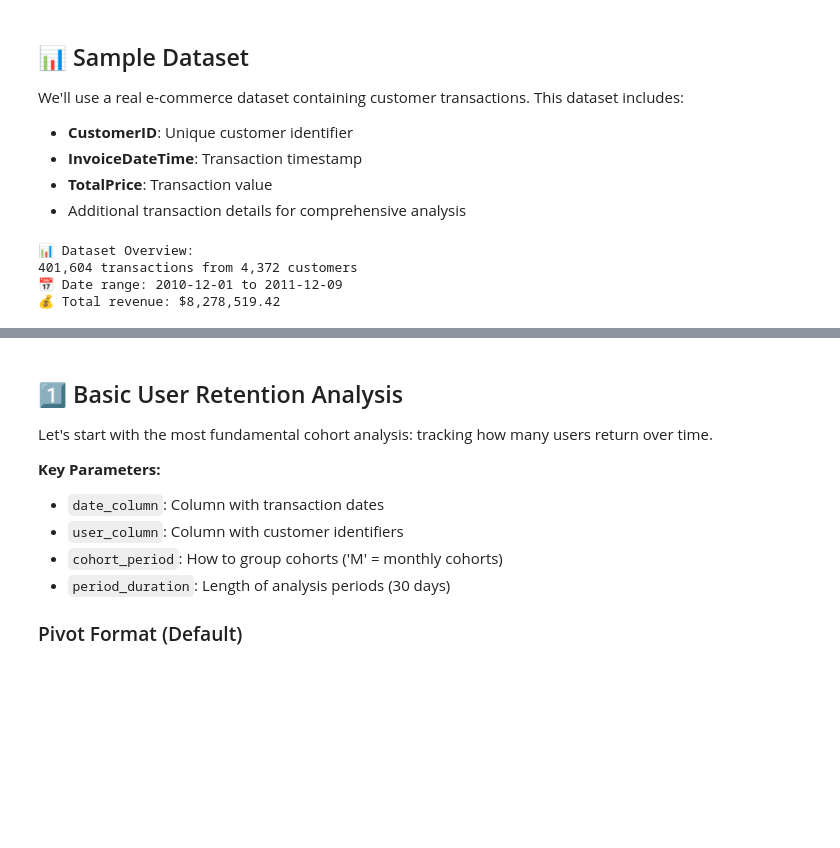
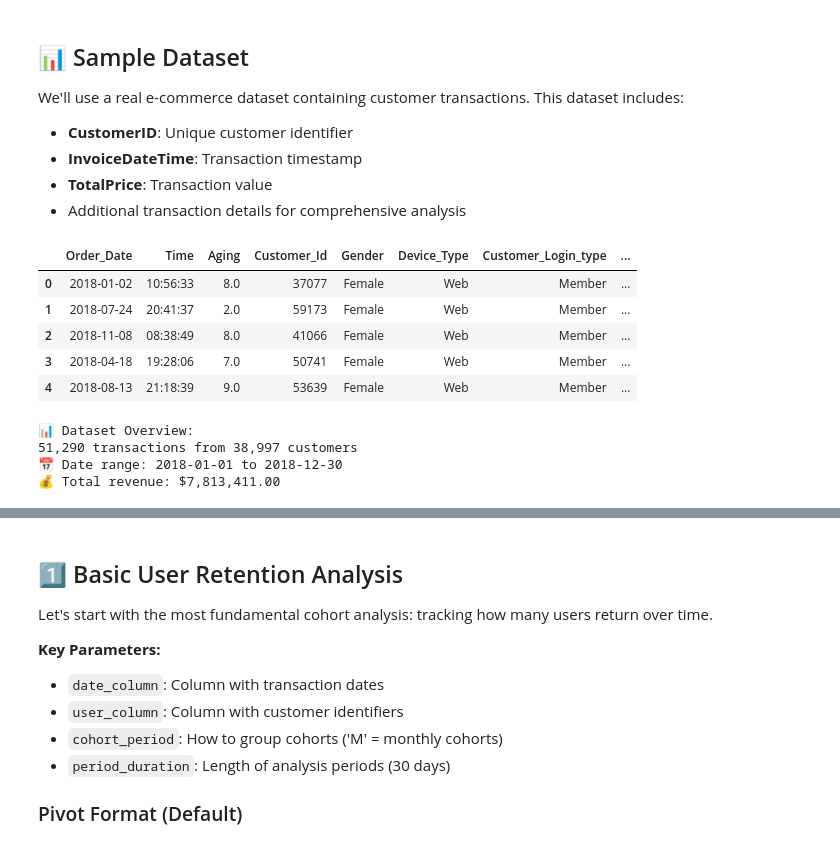
Before and after one commit to krinya/repeatradar, a Jupyter notebook: examples/03_cohort_calculation_demo_2.ipynb, the cells around one changed output, grey strips where cells are left out. Saved outputs shown, nothing was run; the diff lists cells and outputs as text; code cells hidden in the pictures; blank space fills up the shorter version.

```diff
--- a/examples/03_cohort_calculation_demo_2.ipynb
+++ b/examples/03_cohort_calculation_demo_2.ipynb
@@ -62,17 +62,25 @@ We'll use a real e-commerce dataset containing customer transactions. This datas
 - **InvoiceDateTime**: Transaction timestamp
 - **TotalPrice**: Transaction value
 - Additional transaction details for comprehensive analysis
+# %%
+# Load the sample e-commerce dataset
+ecommerce_data = pd.read_pickle("https://github.com/krinya/repeatradar/raw/refs/heads/main/examples/data/ecommerce_data_2.pkl")
+ecommerce_data.head()
+# %% [output]
+|  | Order_Date | Time | Aging | Customer_Id | Gender | Device_Type | Customer_Login_type | ... |
+| 0 | 2018-01-02 | 10:56:33 | 8.0 | 37077 | Female | Web | Member | ... |
+| 1 | 2018-07-24 | 20:41:37 | 2.0 | 59173 | Female | Web | Member | ... |
+| 2 | 2018-11-08 | 08:38:49 | 8.0 | 41066 | Female | Web | Member | ... |
+| 3 | 2018-04-18 | 19:28:06 | 7.0 | 50741 | Female | Web | Member | ... |
+| 4 | 2018-08-13 | 21:18:39 | 9.0 | 53639 | Female | Web | Member | ... |
 # %%
-# Load the sample e-commerce dataset
-ecommerce_data = pd.read_pickle("https://github.com/krinya/repeatradar/raw/refs/heads/main/examples/data/ecommerce_data_1.pkl")
-
 # Display dataset overview
 print(f"📊 Dataset Overview:")
-print(f"{ecommerce_data.shape[0]:,} transactions from {ecommerce_data['CustomerID'].nunique():,} customers")
-print(f"📅 Date range: {ecommerce_data['InvoiceDateTime'].min().strftime('%Y-%m-%d')} to {ecommerce_data['InvoiceDateTime'].max().strftime('%Y-%m-%d')}")
-print(f"💰 Total revenue: ${ecommerce_data['TotalPrice'].sum():,.2f}")
+print(f"{ecommerce_data.shape[0]:,} transactions from {ecommerce_data['Customer_Id'].nunique():,} customers")
+print(f"📅 Date range: {ecommerce_data['OderedDateTime'].min().strftime('%Y-%m-%d')} to {ecommerce_data['OderedDateTime'].max().strftime('%Y-%m-%d')}")
+print(f"💰 Total revenue: ${ecommerce_data['Sales'].sum():,.2f}")
 # %% [output]
 📊 Dataset Overview:
-401,604 transactions from 4,372 customers
-📅 Date range: 2010-12-01 to 2011-12-09
-💰 Total revenue: $8,278,519.42
+51,290 transactions from 38,997 customers
+📅 Date range: 2018-01-01 to 2018-12-30
+💰 Total revenue: $7,813,411.00
```
Also changed, not shown: parts of 5 cells of this notebook, 6 other files.
